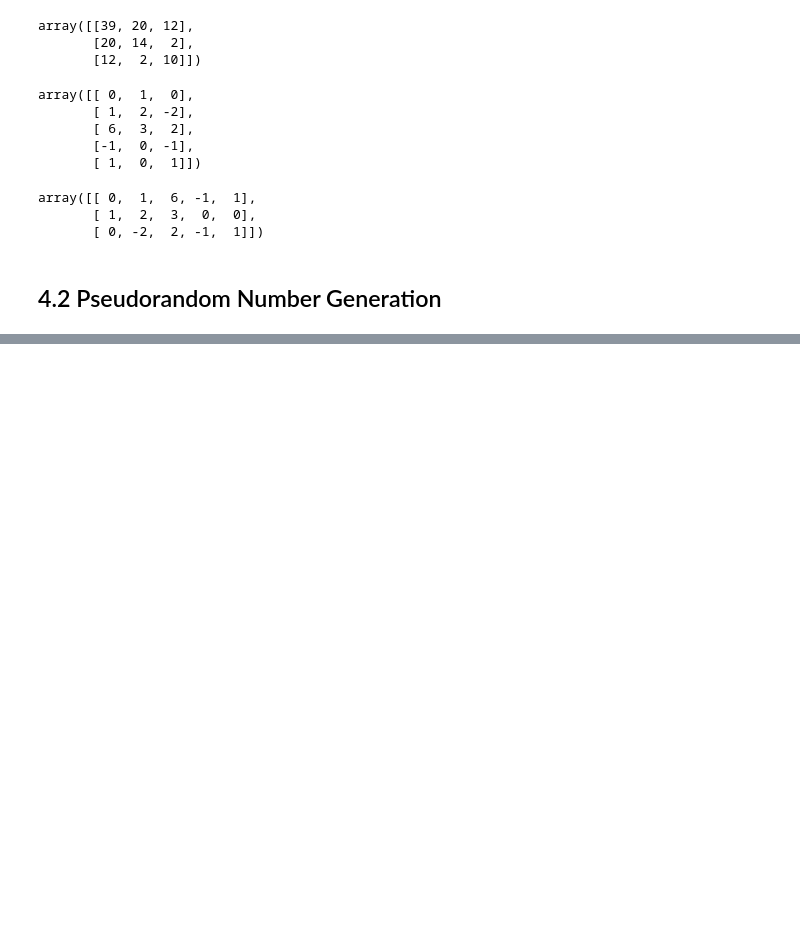
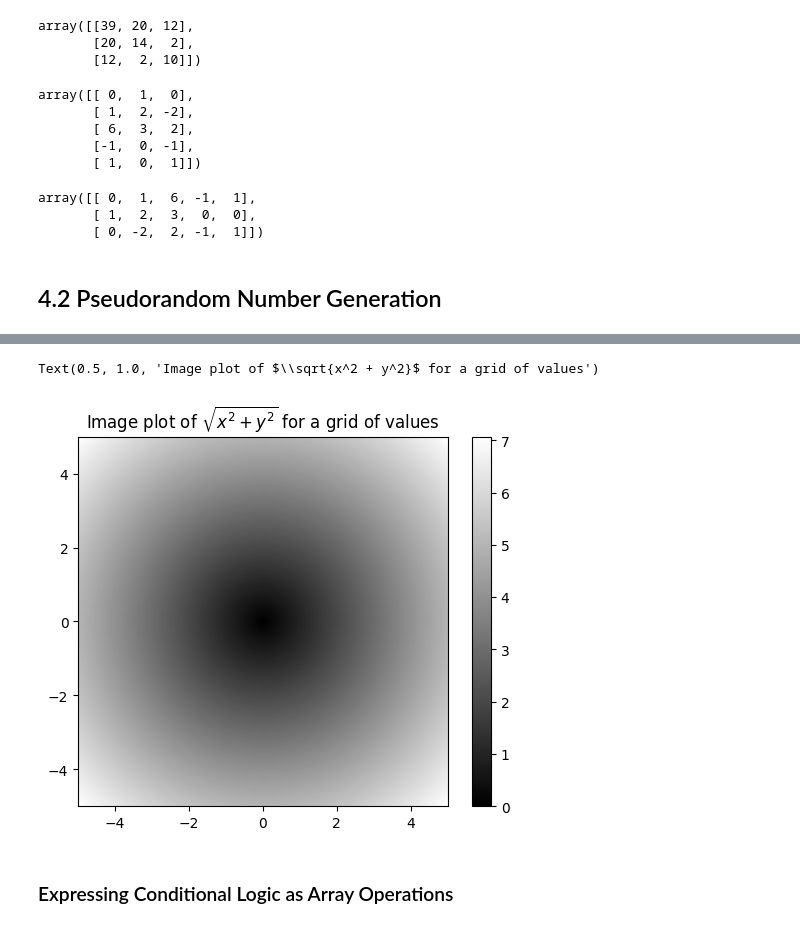
Before and after one commit to CKogut/WesCh4-numpy, a Jupyter notebook: Chapter4WorkAlong.ipynb, the cells around one changed output, grey strips where cells are left out. Drawn from its saved outputs; the diff is of its cells as text; code cells hidden in the pictures; blank space fills up the shorter version.

```diff
--- a/Chapter4WorkAlong.ipynb
+++ b/Chapter4WorkAlong.ipynb
@@ -585,0 +691,4 @@ array([[ 0,  1,  6, -1,  1],
+# %%
+points = np.arange(-5, 5, 0.01) # 100 equally spaced points
+# %%
+xs, ys = np.meshgrid(points, points)
@@ -585,0 +705,2 @@ array([[ 0,  1,  6, -1,  1],
+# %%
+z = np.sqrt(xs ** 2 + ys ** 2)
@@ -585,0 +725,7 @@ array([[ 0,  1,  6, -1,  1],
+# %%
+plt.imshow(z, cmap=plt.cm.gray, extent=[-5, 5, -5, 5])
+plt.colorbar()
+plt.title("Image plot of $\sqrt{x^2 + y^2}$ for a grid of values")
+# %% [output]
+Text(0.5, 1.0, 'Image plot of $\\sqrt{x^2 + y^2}$ for a grid of values')
+[figure, added]
@@ -585,0 +734,2 @@ array([[ 0,  1,  6, -1,  1],
+# %% [markdown]
+### Expressing Conditional Logic as Array Operations
```
Also changed, not shown: parts of 142 cells of this notebook, 3 other files.
